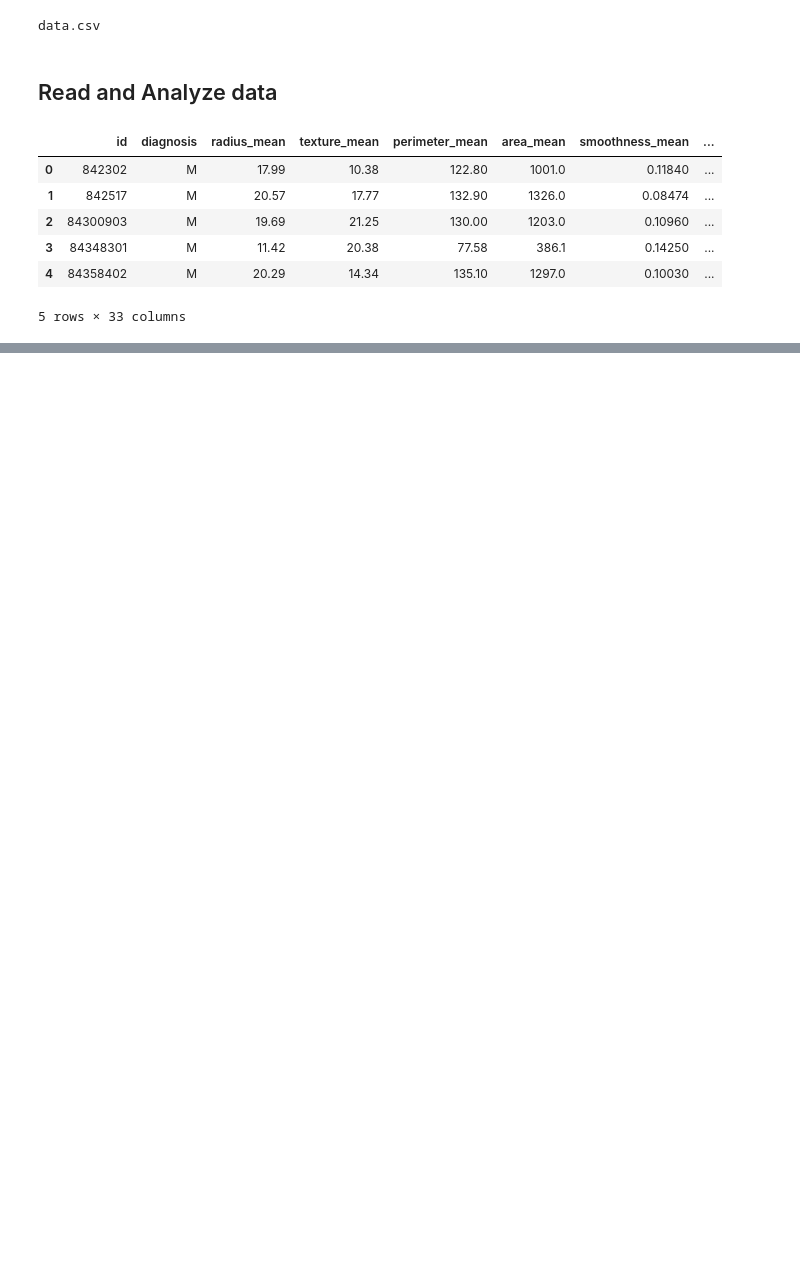
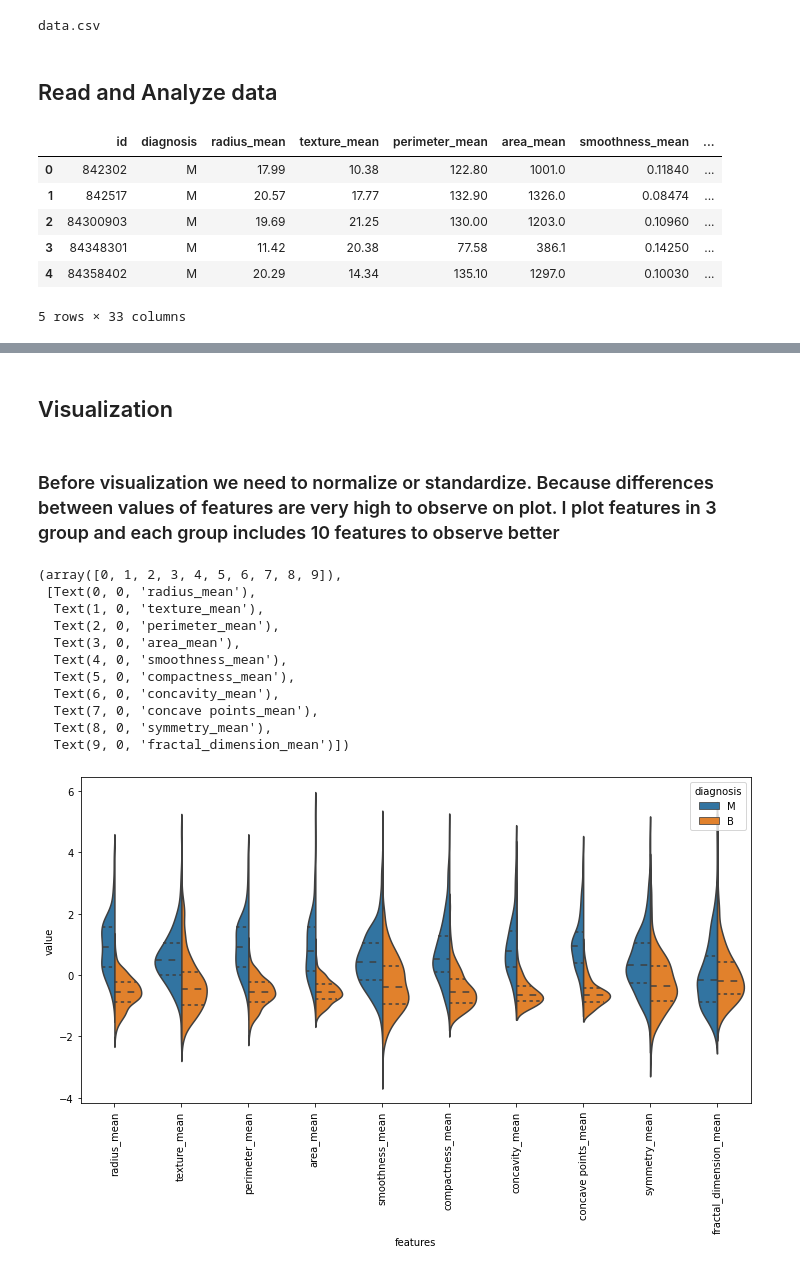
Before and after one commit to nebasam/Industry---Casualty-Challenge, a Jupyter notebook: notebook/feature.ipynb, the cells around one changed output, grey strips where cells are left out. Saved outputs shown, nothing was run; the diff lists cells and outputs as text; code cells hidden in the pictures; blank space fills up the shorter version.

Commit message:
visualizes data using violinplot

```diff
--- a/notebook/feature.ipynb
+++ b/notebook/feature.ipynb
@@ -31,0 +50,6 @@ data.head()
+# %%
+# y includes our labels and x includes our features
+y = data.diagnosis                          # M or B
+list = ['Unnamed: 32','id','diagnosis']
+x = data.drop(list,axis = 1 )
+x.head()
@@ -31,0 +89,29 @@ data.head()
+# %% [markdown]
+## Visualization
+# %% [markdown]
+### Before visualization we need to normalize or standardize. Because differences between values of features are very high to observe on plot. I plot features in 3 group and each group includes 10 features to observe better
+# %%
+# first ten features
+data_dia = y
+data = x
+data_n_2 = (data - data.mean()) / (data.std())              # standardization
+data = pd.concat([y,data_n_2.iloc[:,0:10]],axis=1)
+data = pd.melt(data,id_vars="diagnosis",
+                    var_name="features",
+                    value_name='value')
+plt.figure(figsize=(12, 6))
+sns.violinplot(data=data,x="features", y="value", hue="diagnosis", split=True, inner="quart")
+plt.xticks(rotation=90)
+# %% [output]
+(array([0, 1, 2, 3, 4, 5, 6, 7, 8, 9]),
+ [Text(0, 0, 'radius_mean'),
+  Text(1, 0, 'texture_mean'),
+  Text(2, 0, 'perimeter_mean'),
+  Text(3, 0, 'area_mean'),
+  Text(4, 0, 'smoothness_mean'),
+  Text(5, 0, 'compactness_mean'),
+  Text(6, 0, 'concavity_mean'),
+  Text(7, 0, 'concave points_mean'),
+  Text(8, 0, 'symmetry_mean'),
+  Text(9, 0, 'fractal_dimension_mean')])
+[figure, added]
```
Also changed, not shown: parts of 14 cells of this notebook.
